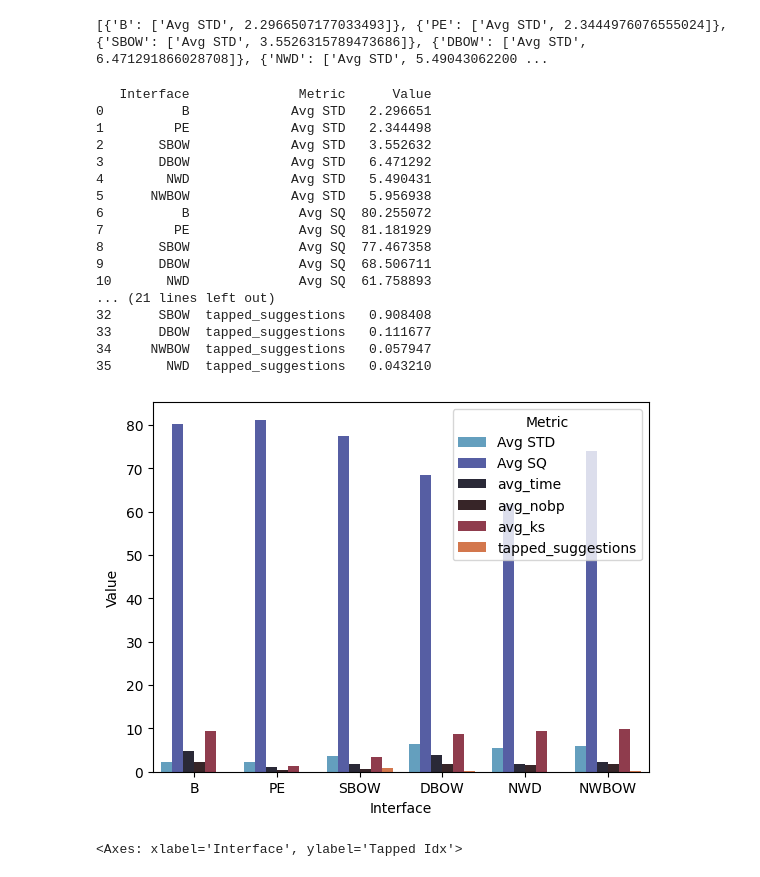
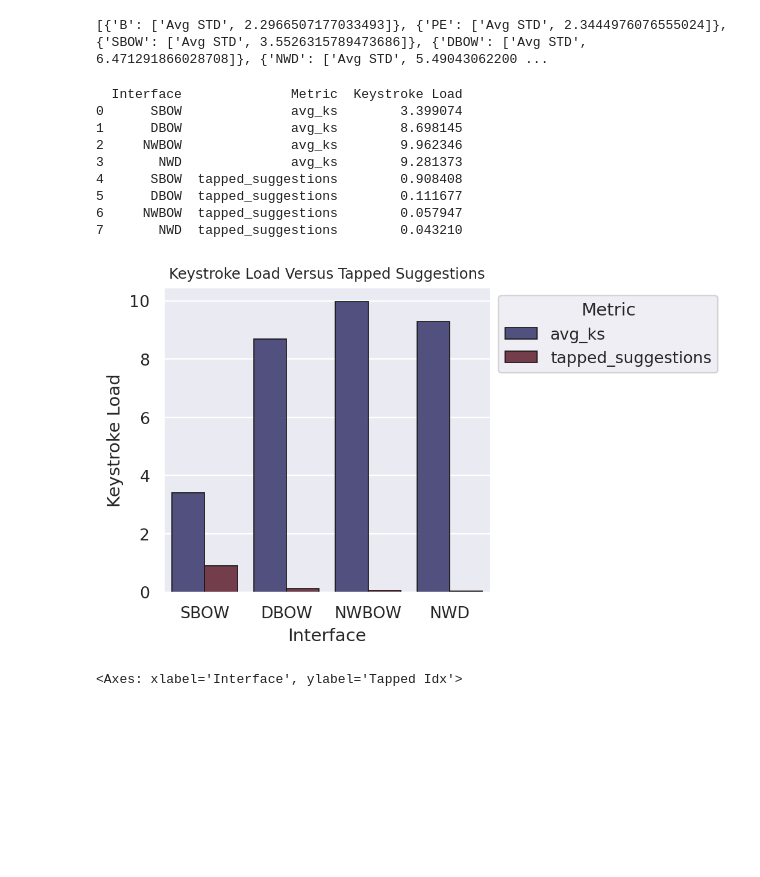
Before and after one commit to microsoft/INMT-lite, a Jupyter notebook: user-study/scripts/visualize.ipynb, the cells around one changed output. Drawn from its saved outputs; the diff is of its cells as text; code cells hidden in the pictures; blank space fills up the shorter version.

Commit message:
Keystoke statistics for tapped suggestions

```diff
--- a/user-study/scripts/visualize.ipynb
+++ b/user-study/scripts/visualize.ipynb
@@ -15,44 +17,40 @@ with open('./results/analysis_stats.json','r') as file:
 # %%
 rows = []
 tapped_rows = []
 avg_SQ = []
 avg_STD = []
 for log in logs:
     for key in log:
-        if len(log[key])==3:
-            rows.append([key, 'avg_time',log[key][0]])
-            rows.append([key, 'avg_nobp',log[key][1]/10])
-            rows.append([key, 'avg_ks',log[key][2]/10])
-        elif len(log[key]) == 1:
-            rows.append([key, 'tapped_suggestions',log[key][0]])
-        elif len(log[key]) == 2 and log[key][0] == 'Avg SQ':
-            tapped_rows.append([key, 'Avg SQ',log[key][1]])
-            rows.append([key, 'Avg SQ',log[key][1]])
-        elif len(log[key]) == 2 and log[key][0] == 'Avg STD':
-            tapped_rows.append([key, 'Avg STD',log[key][1]])
-            rows.append([key, 'Avg STD',log[key][1]])
-df = pd.DataFrame(rows, columns = ['Interface', 'Metric', 'Value'])
+        if key not in ['B', 'PE']:
+            if len(log[key])==3:
+                # rows.append([key, 'avg_time',log[key][0]])
+                # rows.append([key, 'avg_nobp',log[key][1]/10])
+                rows.append([key, 'avg_ks',log[key][2]/10])
+            elif len(log[key]) == 1:
+                rows.append([key, 'tapped_suggestions',log[key][0]])
+            elif len(log[key]) == 2 and log[key][0] == 'Avg SQ':
+                tapped_rows.append([key, 'Avg SQ',log[key][1]])
+                # rows.append([key, 'Avg SQ',log[key][1]])
+            elif len(log[key]) == 2 and log[key][0] == 'Avg STD':
+                tapped_rows.append([key, 'Avg STD',log[key][1]])
+                # rows.append([key, 'Avg STD',log[key][1]])
+df = pd.DataFrame(rows, columns = ['Interface', 'Metric', 'Keystroke Load'])
 print(df)
-plot = sns.barplot(df, x = 'Interface', y = 'Value', hue = 'Metric', errorbar = 'sd', palette= 'icefire')
+plot = sns.barplot(df, x = 'Interface', y = 'Keystroke Load', hue = 'Metric', errorbar = 'sd', palette= 'icefire', linewidth = 0.75, edgecolor = 'k', alpha = 0.96)
+sns.move_legend(plot, "upper left", bbox_to_anchor=(1, 1))
+plt.title("Keystroke Load Versus Tapped Suggestions",  y=1.0, fontsize = 10)
+plt.savefig('./results/plots/tapped_suggestions.png')
 # %% [output]
-   Interface              Metric      Value
-0          B             Avg STD   2.296651
-1         PE             Avg STD   2.344498
-2       SBOW             Avg STD   3.552632
-3       DBOW             Avg STD   6.471292
-4        NWD             Avg STD   5.490431
-5      NWBOW             Avg STD   5.956938
-6          B              Avg SQ  80.255072
-7         PE              Avg SQ  81.181929
-8       SBOW              Avg SQ  77.467358
-9       DBOW              Avg SQ  68.506711
-10       NWD              Avg SQ  61.758893
-... (21 lines left out)
-32      SBOW  tapped_suggestions   0.908408
-33      DBOW  tapped_suggestions   0.111677
-34     NWBOW  tapped_suggestions   0.057947
-35       NWD  tapped_suggestions   0.043210
+  Interface              Metric  Keystroke Load
+0      SBOW              avg_ks        3.399074
+1      DBOW              avg_ks        8.698145
+2     NWBOW              avg_ks        9.962346
+3       NWD              avg_ks        9.281373
+4      SBOW  tapped_suggestions        0.908408
+5      DBOW  tapped_suggestions        0.111677
+6     NWBOW  tapped_suggestions        0.057947
+7       NWD  tapped_suggestions        0.043210
-[figure, old version]
+[figure, new version]
 # %%
 tapped_df = pd.DataFrame(tapped_rows, columns = ['Interface','Metric','Tapped Idx'])
 sns.barplot(tapped_df, x = 'Interface', y = 'Tapped Idx', hue = 'Metric', errorbar = 'sd', palette = 'icefire')
```
Also changed, not shown: parts of 3 cells of this notebook, 2 other files.
